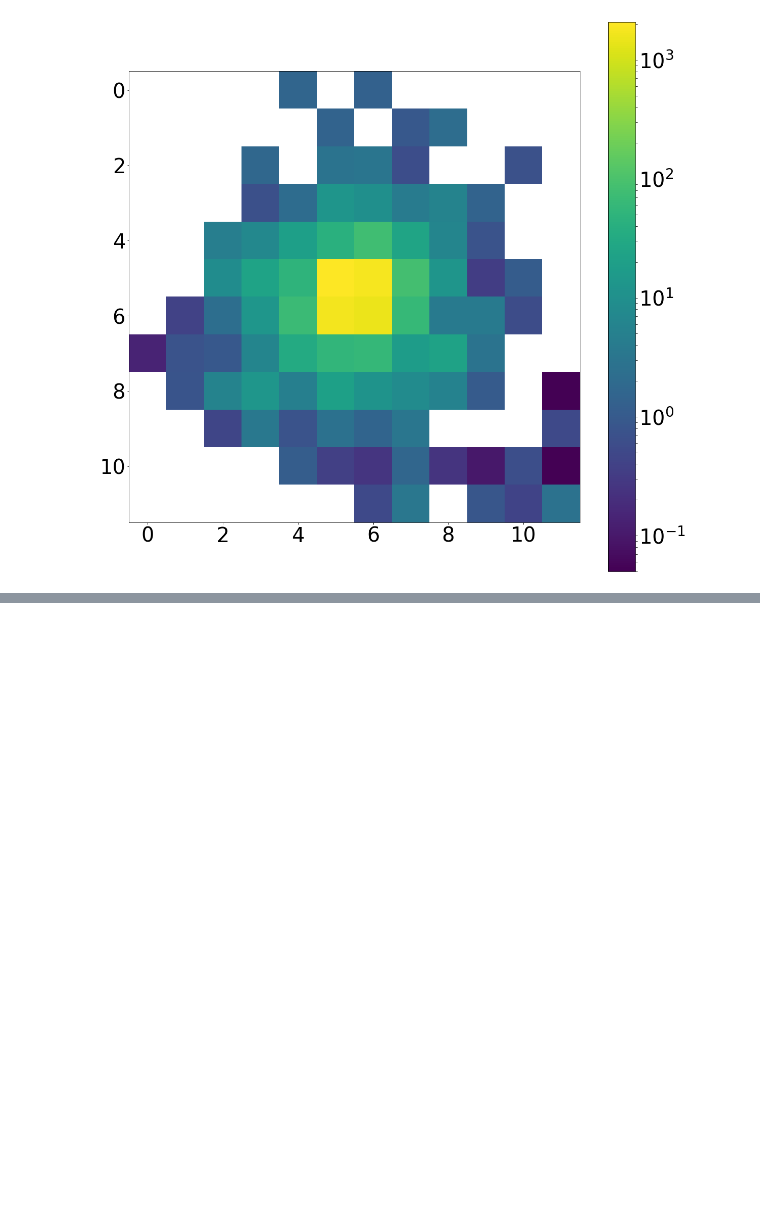
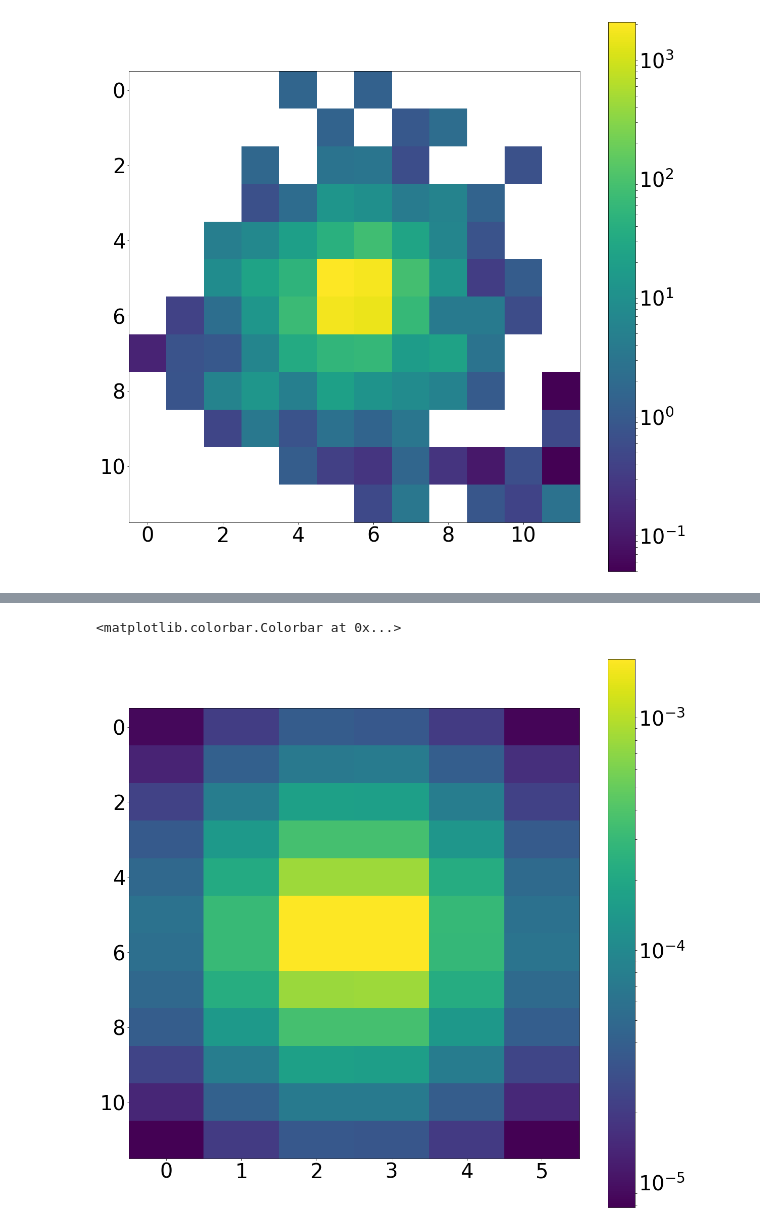
Before and after one commit to hep-lbdl/CaloGAN, a Jupyter notebook: secondlook.ipynb, the cells around one changed output, grey strips where cells are left out. Cells and saved outputs as stored; diff of their text form; code cells hidden in the pictures; blank space fills up the shorter version.

```diff
--- a/secondlook.ipynb
+++ b/secondlook.ipynb
@@ -12,6 +12,8 @@ d = h5py.File('./data/electrons-10GeV-incidence-perp.hdf5', 'r')
 first = d['layer_0'][:]
 second = d['layer_1'][:]
 third = d['layer_2'][:]
+# %%
+sizes = [first.shape[1], first.shape[2], second.shape[1], second.shape[2], third.shape[1], third.shape[2]]
 # %%
 imageix = 0
 plt.figure(figsize=(20,20))
@@ -127,0 +329,4 @@ plt.colorbar()
+# %%
+first /=(500)
+second /=(500)
+third/=(500)
@@ -127,0 +425,9 @@ plt.colorbar()
+# %%
+plt.figure(figsize=(20,20))
+plt.imshow(third.mean(axis=0), interpolation='nearest',
+           aspect=sizes[1+(i*2)] / float(sizes[(0)+(i*2)]),
+           norm=LogNorm())
+plt.colorbar()
+# %% [output]
+<matplotlib.colorbar.Colorbar at 0x...>
+[figure, added]
```
Also changed, not shown: parts of 41 cells of this notebook, 1 other file.
